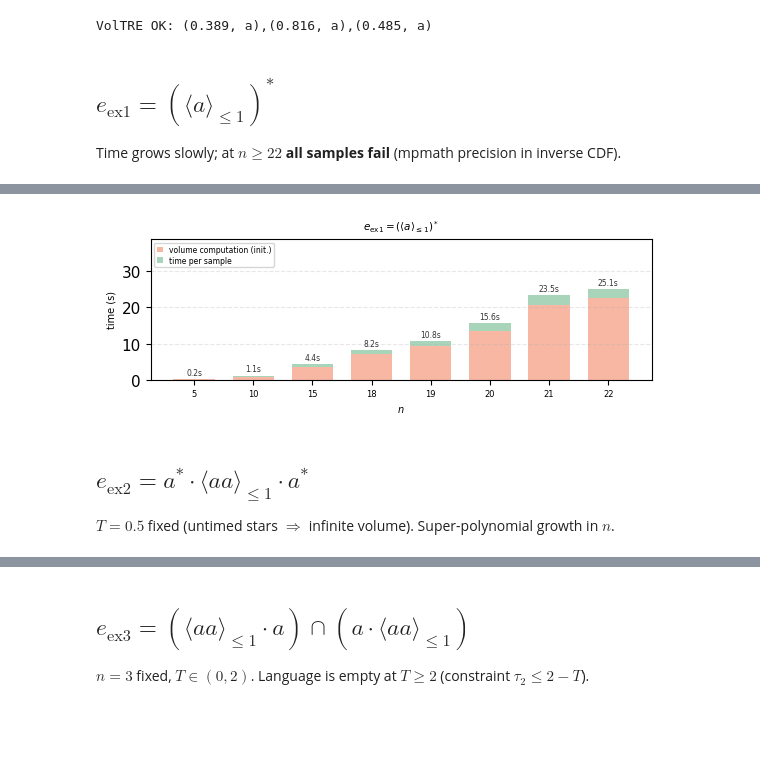
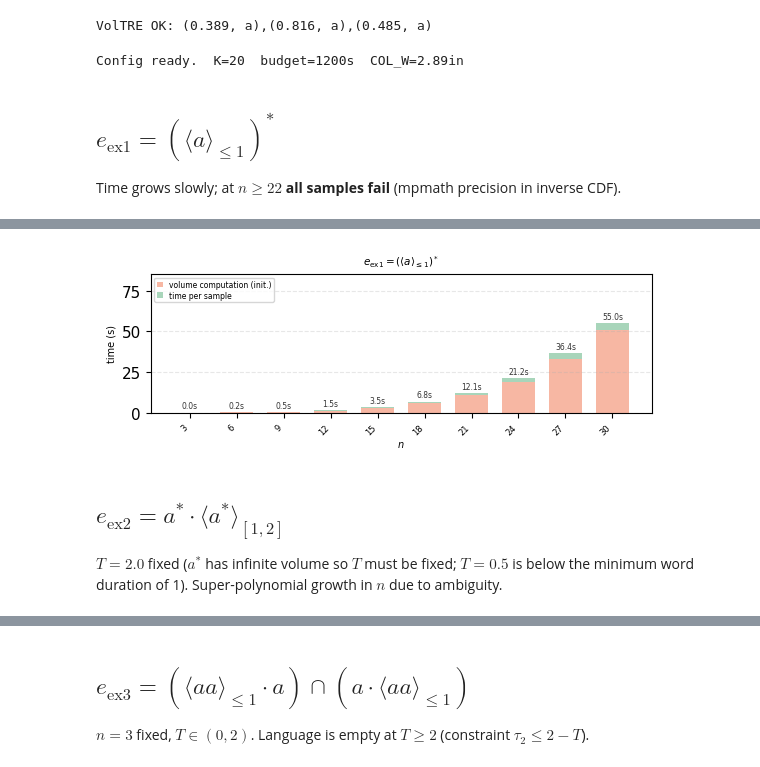
Before and after one commit to figlerg/VolTRE, a Jupyter notebook: experiments/paper_experiments/11_stress_test/11_stress_test.ipynb, the cells around one changed output, grey strips where cells are left out. Cells and saved outputs as stored; diff of their text form; code cells hidden in the pictures; blank space fills up the shorter version.

```diff
--- a/experiments/paper_experiments/11_stress_test/11_stress_test.ipynb
+++ b/experiments/paper_experiments/11_stress_test/11_stress_test.ipynb
@@ -53,11 +53,12 @@ VolTRE OK: (0.389, a),(0.816, a),(0.485, a)
 import matplotlib.pyplot as plt
 
 phi_ex1 = quickparse('<a>_[0,1] *', string=True)
-phi_ex2 = quickparse('a * . <a . a>_[0,1] . a *', string=True)
+# phi_ex2 = quickparse('a * . <a . a>_[0,1] . a *', string=True)  # old ex2
+phi_ex2 = quickparse('a*.<a*>_[1,2]', string=True)  # new eex2 (Example 9 / theorem4)
 phi_ex3 = quickparse('(<a . a>_[0,1] . a) & (a . <a . a>_[0,1])', string=True)
 phi_exb = quickparse('<b>_[3,4] * . (<a>_[1,2] . <b>_[3,4] . <b>_[3,4] *) *', string=True)
 
-K        = 10
+K        = 20
 BUDGET_S = 1200
 RESULTS  = os.path.join(REPO, 'experiments', 'paper_experiments', '11_stress_test', 'results')
 os.makedirs(RESULTS, exist_ok=True)
@@ -72,6 +73,33 @@ COLORS = {
     'smart_rej':     '#FDDFA9',
     'intersect_rej': '#C6B8E3',
 }
+
+import csv
+
+def save_results_csv(path, xs, results):
+    with open(path, 'w', newline='') as f:
+        w = csv.writer(f)
+        w.writerow(['xval', 't_vol', 't_sample', 'avg_smart_rej', 'avg_intersect_rej', 'n_fail'])
+        for xval in xs:
+            if xval in results:
+                r = results[xval]
+                w.writerow([xval, r['t_vol'], r['t_sample'],
+                            r['avg_smart_rej'], r['avg_intersect_rej'], r['n_fail']])
+
+def load_results_csv(path):
+    xs, results = [], {}
+    with open(path, newline='') as f:
+        for row in csv.DictReader(f):
+            xval = float(row['xval'])
+            xs.append(xval)
+            results[xval] = {
+                't_vol':             float(row['t_vol']),
+                't_sample':          float(row['t_sample']),
+                'avg_smart_rej':     float(row['avg_smart_rej']),
+                'avg_intersect_rej': float(row['avg_intersect_rej']),
+                'n_fail':            int(row['n_fail']),
+            }
+    return xs, results
 
 
 def collect_timed(phi, xs, n_of, T_of, label, is_intersection=False):
@@ -213,17 +241,29 @@ def stress_bar_plot(ax, xs, results, xlabel, title):
 
 
 print(f"Config ready.  K={K}  budget={BUDGET_S}s  COL_W={COL_W:.2f}in")
+# %% [output]
+Config ready.  K=20  budget=1200s  COL_W=2.89in
 # %% [markdown]
 ## $e_{\mathrm{ex1}} = (\langle a\rangle_{\leq 1})^*$
 
 Time grows slowly; at $n\geq 22$ **all samples fail** (mpmath precision in inverse CDF).
 # %%
-N_VALUES_EX1 = [5, 10, 15, 18, 19, 20, 21, 22]
+import random
+random.seed(42); np.random.seed(42)
 
-results_ex1 = collect_timed(
-    phi_ex1, N_VALUES_EX1,
-    n_of=lambda n: n, T_of=lambda n: None,
-    label='ex1')
+LOAD_EX1     = False  # set True to skip sampling and load saved CSV
+N_VALUES_EX1 = list(range(3, 31, 3))  # [3,6,...,30], step 3
+CSV_EX1      = os.path.join(RESULTS, 'results_ex1.csv')
+
+if LOAD_EX1 and os.path.exists(CSV_EX1):
+    N_VALUES_EX1, results_ex1 = load_results_csv(CSV_EX1)
+    N_VALUES_EX1 = [int(v) for v in N_VALUES_EX1]
+else:
+    results_ex1 = collect_timed(
+        phi_ex1, N_VALUES_EX1,
+        n_of=lambda n: n, T_of=lambda n: None,
+        label='ex1')
+    save_results_csv(CSV_EX1, N_VALUES_EX1, results_ex1)
 
 fig, ax = plt.subplots(figsize=(FIG_W, PANEL_H * 1.2))
 stress_bar_plot(ax, N_VALUES_EX1, results_ex1, r'$n$',
@@ -252,6 +292,6 @@ plt.show()
-[figure, old version]
+[figure, new version]
 # %% [markdown]
-## $e_{\mathrm{ex2}} = a^*\!\cdot\!\langle aa\rangle_{\leq 1}\!\cdot\! a^*$
+## $e_{\mathrm{ex2}} = a^*\!\cdot\!\langle a^*\rangle_{[1,2]}$
 
-$T=0.5$ fixed (untimed stars $\Rightarrow$ infinite volume). Super-polynomial growth in $n$.
+$T=2.0$ fixed ($a^*$ has infinite volume so $T$ must be fixed; $T=0.5$ is below the minimum word duration of 1). Super-polynomial growth in $n$ due to ambiguity.
 # %%
```
Also changed, not shown: parts of 5 cells of this notebook, 17 other files.
